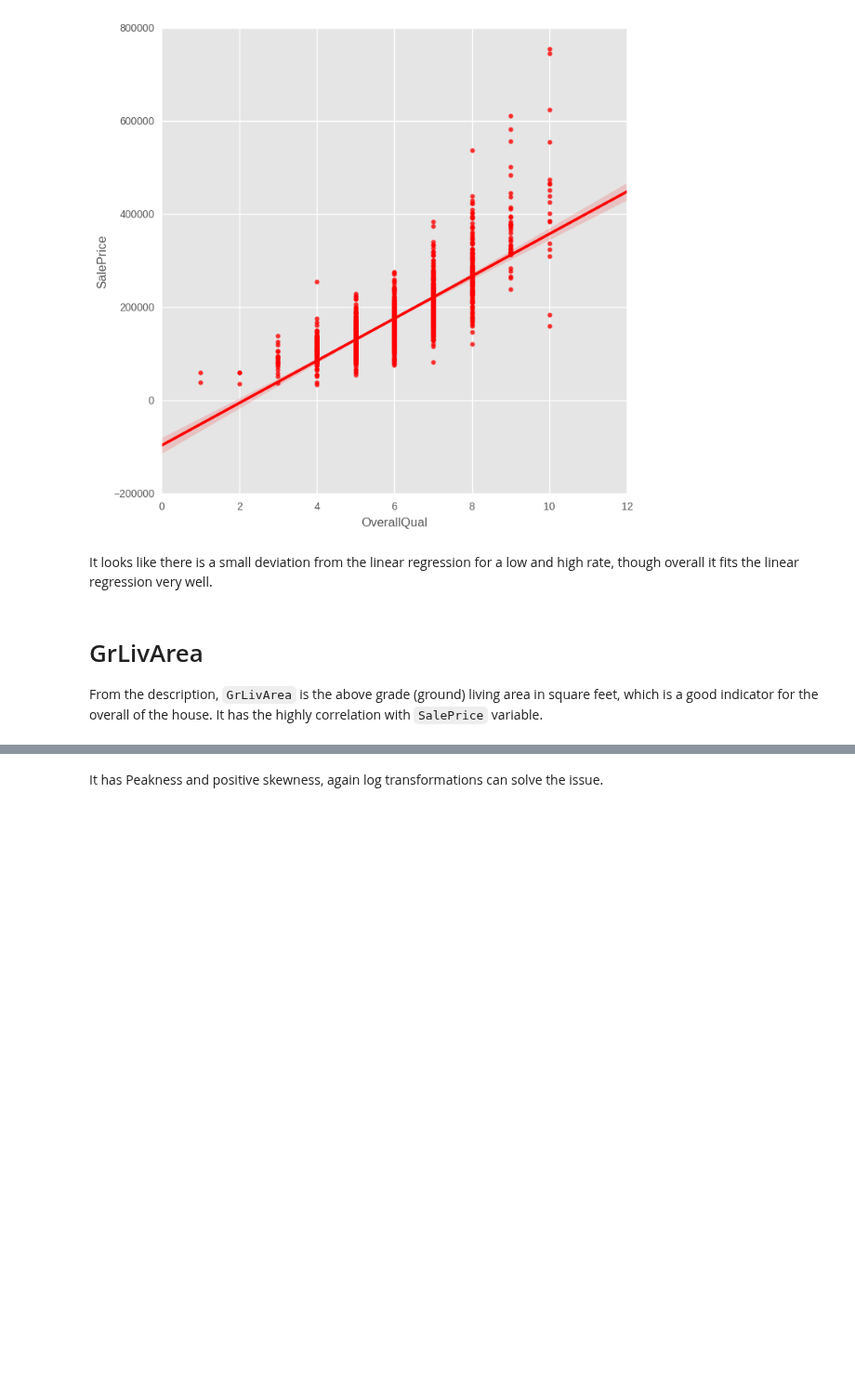
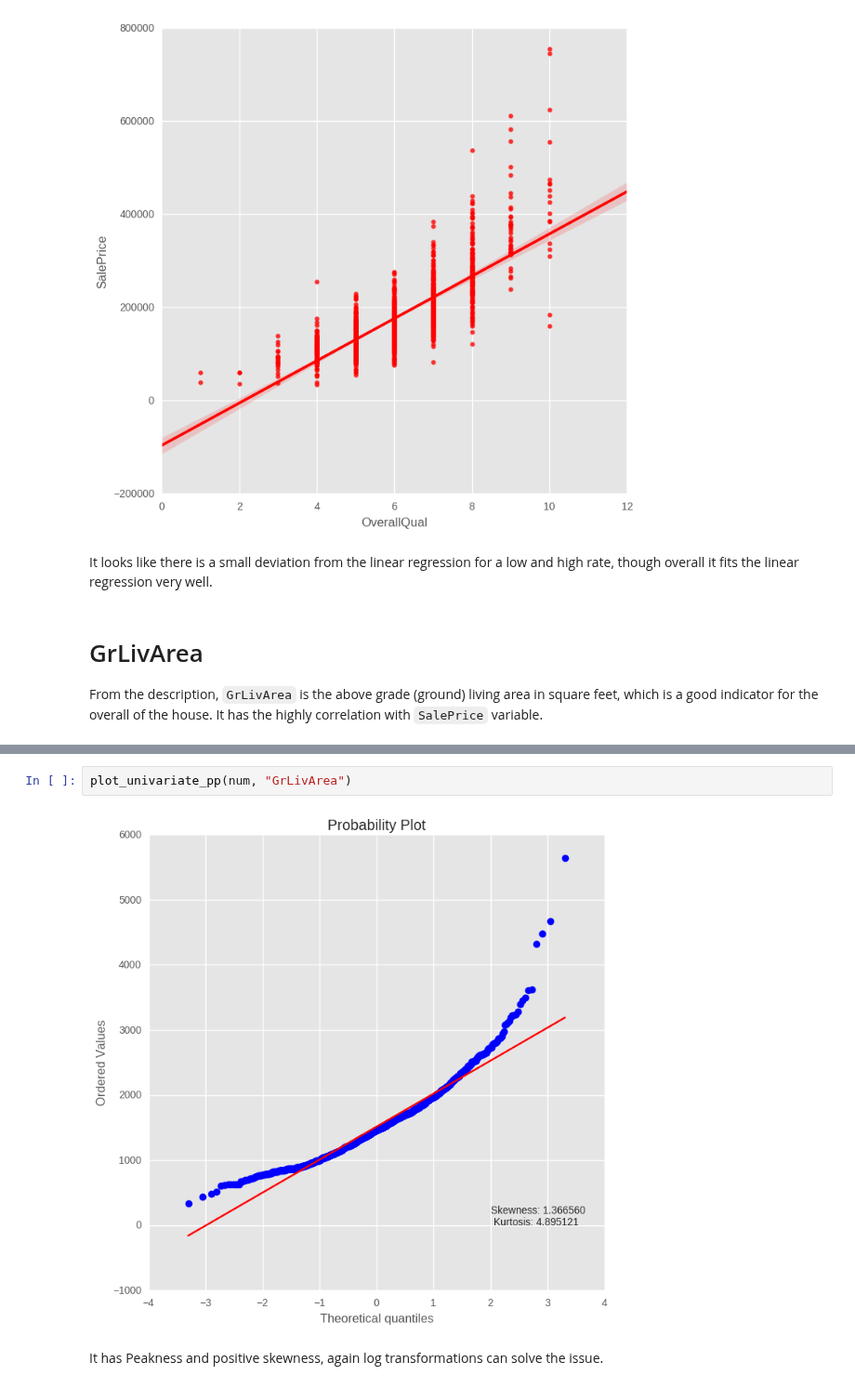
Before and after one commit to dolremi/Housing_Price, a Jupyter notebook: notebook/Data/Numerical_features.ipynb, the cells around one changed output, grey strips where cells are left out. Shown at 93% size. Saved outputs shown, nothing was run; the diff lists cells and outputs as text; blank space fills up the shorter version.

```diff
--- a/notebook/Data/Numerical_features.ipynb
+++ b/notebook/Data/Numerical_features.ipynb
@@ -105,2 +98,6 @@ res = st.probplot(num['SalePrice'], plot=plt)
+# %%
+plot_univariate_pp(num, "GrLivArea")
+# %% [output]
+[figure, added]
 # %% [markdown]
 It has Peakness and positive skewness, again log transformations can solve the issue.
```
Also changed, not shown: parts of 24 cells of this notebook, 1 other file.
